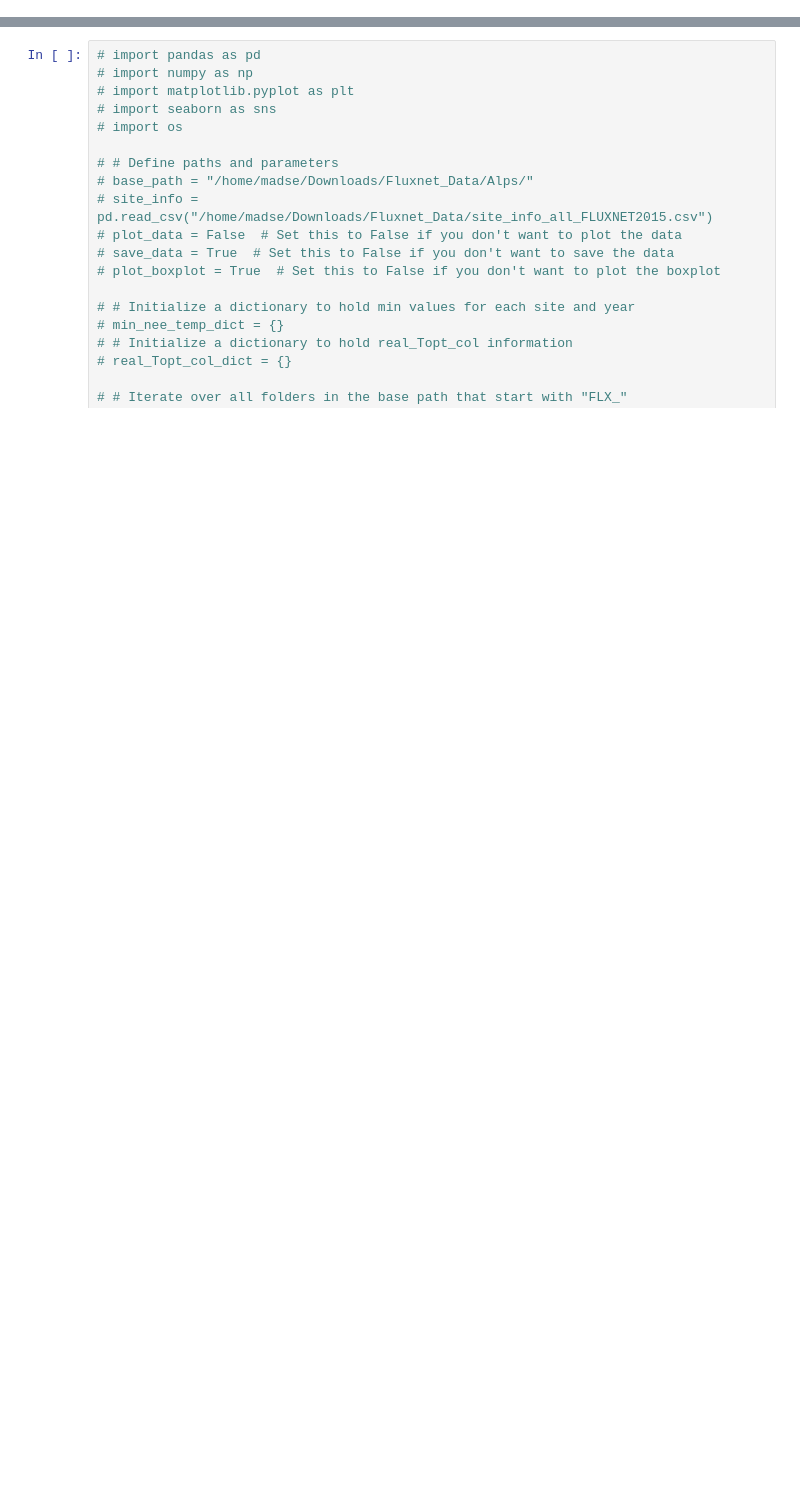
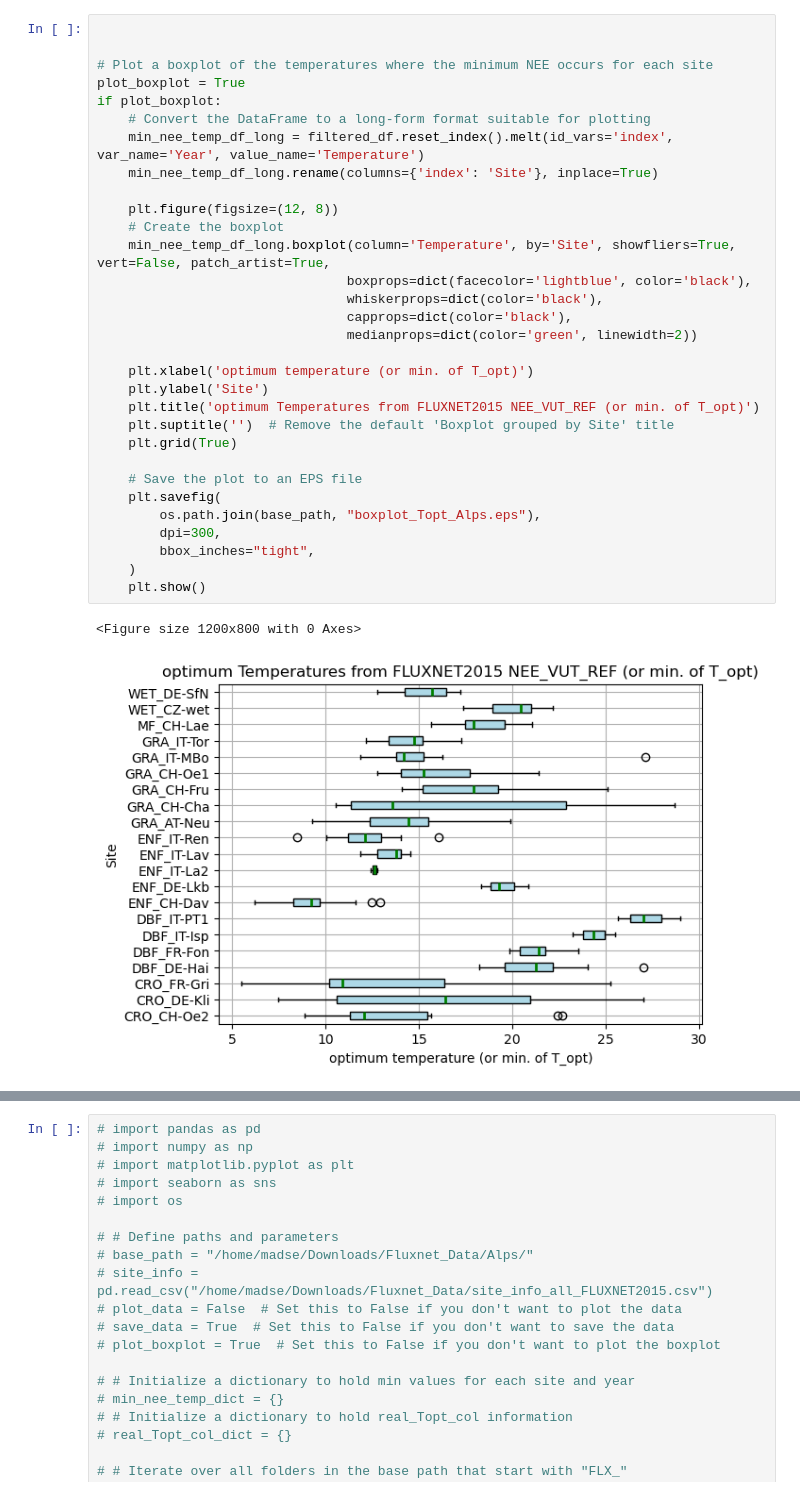
Before and after one commit to mareitzef/VPRM_tools, a Jupyter notebook: find_Topt.ipynb, the cells around one changed output, grey strips where cells are left out. Saved outputs shown, nothing was run; the diff lists cells and outputs as text; blank space fills up the shorter version.

```diff
--- a/find_Topt.ipynb
+++ b/find_Topt.ipynb
@@ -168,3 +346,37 @@ if plot_boxplot:
+# %%
+
+
+# Plot a boxplot of the temperatures where the minimum NEE occurs for each site
+plot_boxplot = True
+if plot_boxplot:
+    # Convert the DataFrame to a long-form format suitable for plotting
+    min_nee_temp_df_long = filtered_df.reset_index().melt(id_vars='index', var_name='Year', value_name='Temperature')
+    min_nee_temp_df_long.rename(columns={'index': 'Site'}, inplace=True)
+
+    plt.figure(figsize=(12, 8))
+    # Create the boxplot
+    min_nee_temp_df_long.boxplot(column='Temperature', by='Site', showfliers=True, vert=False, patch_artist=True,
+                                boxprops=dict(facecolor='lightblue', color='black'),
+                                whiskerprops=dict(color='black'),
+                                capprops=dict(color='black'),
+                                medianprops=dict(color='green', linewidth=2))
+
+    plt.xlabel('optimum temperature (or min. of T_opt)')
+    plt.ylabel('Site')
+    plt.title('optimum Temperatures from FLUXNET2015 NEE_VUT_REF (or min. of T_opt)')
+    plt.suptitle('')  # Remove the default 'Boxplot grouped by Site' title
+    plt.grid(True)
+
+    # Save the plot to an EPS file
+    plt.savefig(
+        os.path.join(base_path, "boxplot_Topt_Alps.eps"),
+        dpi=300,
+        bbox_inches="tight",
+    )
+    plt.show()
+# %% [output]
+<Figure size 1200x800 with 0 Axes>
+[figure, added]
 # %%
 mean_nee_temp_df = min_nee_temp_df.mean(axis=1)
 pft = mean_nee_temp_df.index.str[:3]
```
Also changed, not shown: parts of 8 cells of this notebook, 8 other files.
